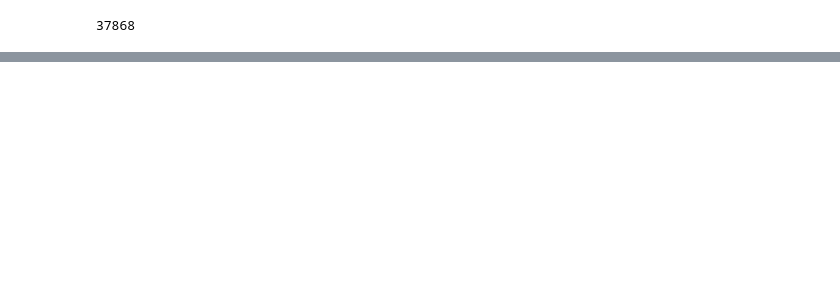
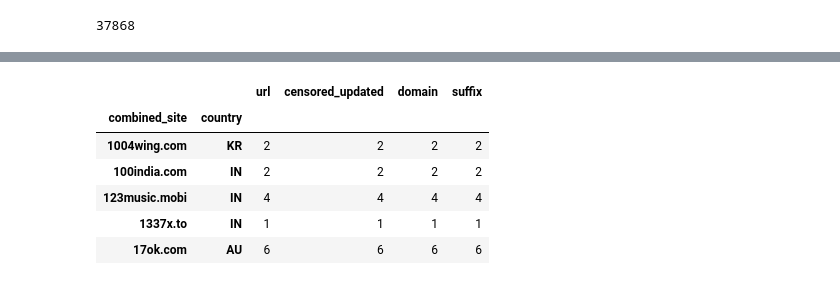
Before and after one commit to lilybhattacharjee5/polisci-vis, a Jupyter notebook: notebooks/iclab-data-files.ipynb, the cells around one changed output, grey strips where cells are left out. Saved outputs shown, nothing was run; the diff lists cells and outputs as text; code cells hidden in the pictures; blank space fills up the shorter version.

```diff
--- a/notebooks/iclab-data-files.ipynb
+++ b/notebooks/iclab-data-files.ipynb
@@ -342,0 +403,12 @@ len(anomaly_status_codes_us)
+# %%
+censored_counted = filtered_iclab_censored.groupby(by = ['combined_site', 'country']).count()
+
+censored_counted.head()
+# %% [output]
+|  |  | url | censored_updated | domain | suffix |
+| combined_site | country |  |  |  |  |
+| 1004wing.com | KR | 2 | 2 | 2 | 2 |
+| 100india.com | IN | 2 | 2 | 2 | 2 |
+| 123music.mobi | IN | 4 | 4 | 4 | 4 |
+| 1337x.to | IN | 1 | 1 | 1 | 1 |
+| 17ok.com | AU | 6 | 6 | 6 | 6 |
```
Also changed, not shown: parts of 22 cells of this notebook, 10 other files.
